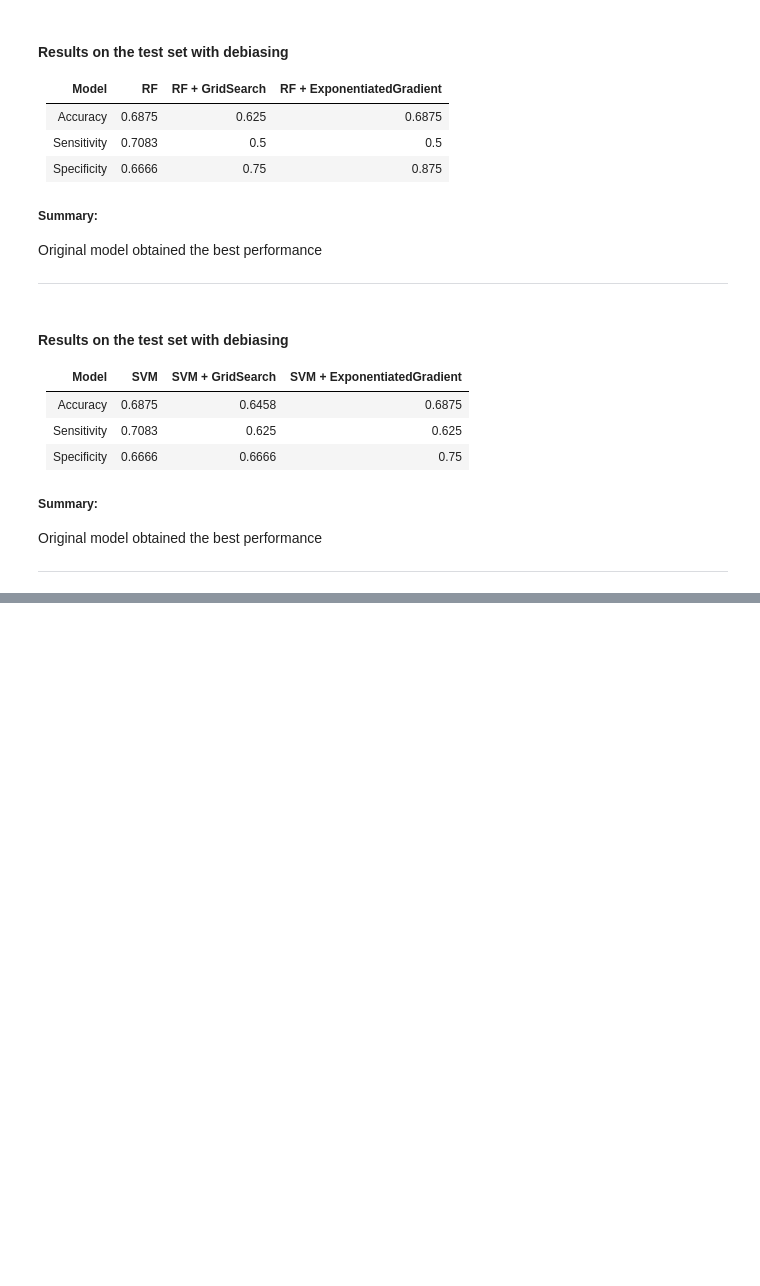
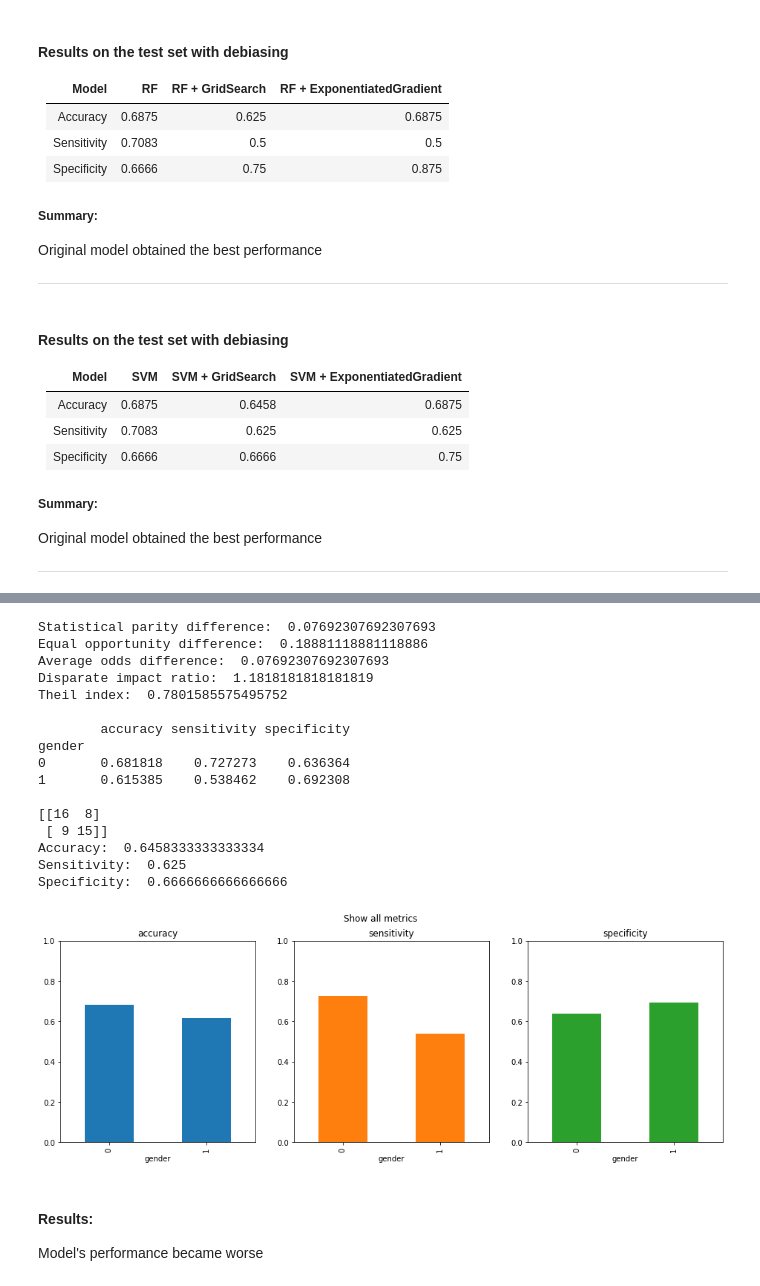
Before and after one commit to ihorhetman99/Seminar_for_SSP, a Jupyter notebook: debiasing/models.ipynb, the cells around one changed output, grey strips where cells are left out. Drawn from its saved outputs; the diff is of its cells as text; code cells hidden in the pictures; blank space fills up the shorter version.

```diff
--- a/debiasing/models.ipynb
+++ b/debiasing/models.ipynb
@@ -945,0 +982,15 @@ Original model obtained the best performance
+# %%
+# results for debiased model with ExponentiatedGradient
+
+model_svm_fair = red.ExponentiatedGradient(model_svm,
+                               constraints=red.EqualizedOdds(),
+                                sample_weight_name="classifier__sample_weight",
+                              )
+model_svm_fair.fit(X_train_aif, y_train_aif, sensitive_features=X_train_aif['gender'])
+
+get_values_of_aif_metrics(y_test_aif, model_svm_fair.predict(X_test_aif))
+print('')
+plot_metrics(y_test_aif, X_test_aif, metrics, model_svm_fair, 'gender')
+print('')
+classification_results(y_test_aif, model_svm_fair.predict(X_test_aif))
+# %% [output]
@@ -945,0 +1015,20 @@ Original model obtained the best performance
+Statistical parity difference:  0.07692307692307693
+Equal opportunity difference:  0.18881118881118886
+Average odds difference:  0.07692307692307693
+Disparate impact ratio:  1.1818181818181819
+Theil index:  0.7801585575495752
+
+        accuracy sensitivity specificity
+gender
+0       0.681818    0.727273    0.636364
+1       0.615385    0.538462    0.692308
+
+[[16  8]
+ [ 9 15]]
+Accuracy:  0.6458333333333334
+Sensitivity:  0.625
+Specificity:  0.6666666666666666
+[figure, added]
+# %% [markdown]
+#### Results:
+Model's performance became worse
```
Also changed, not shown: parts of 20 cells of this notebook, 3 other files.
